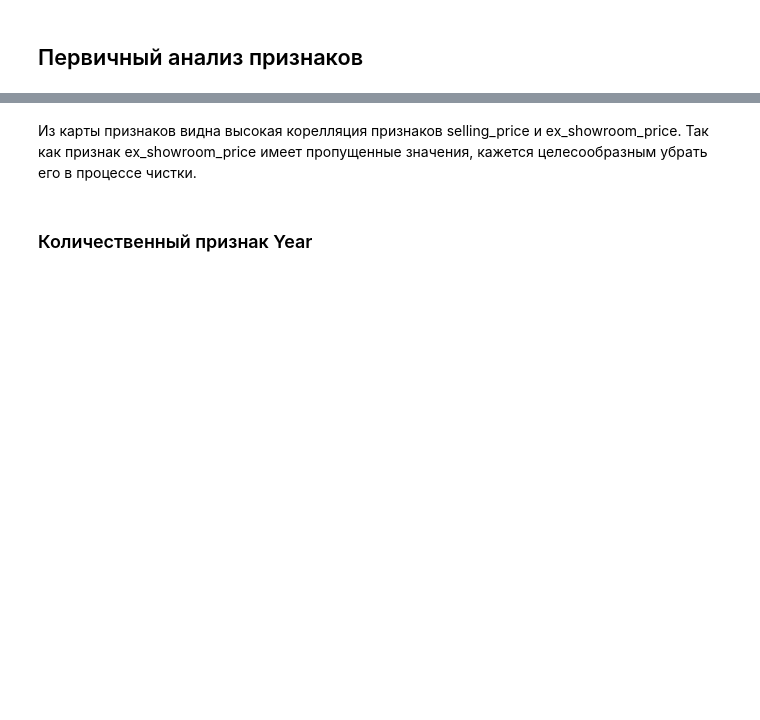
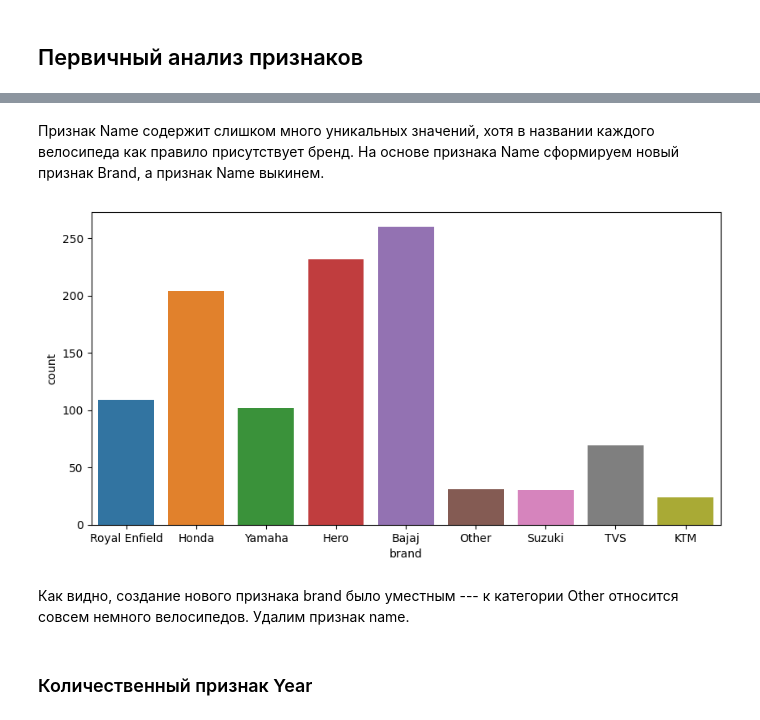
Before and after one commit to katevi/Introduction-to-ML, a Jupyter notebook: eda_bike.ipynb, the cells around one changed output, grey strips where cells are left out. Drawn from its saved outputs; the diff is of its cells as text; code cells hidden in the pictures; blank space fills up the shorter version.

```diff
--- a/eda_bike.ipynb
+++ b/eda_bike.ipynb
@@ -120,2 +116,2 @@ sns.heatmap(df.corr(), annot=True);
-# %% [markdown]
-Из карты признаков видна высокая корелляция признаков selling_price и ex_showroom_price. Так как признак ex_showroom_price имеет пропущенные значения, кажется целесообразным убрать его в процессе чистки.
+# %% [markdown]
+Признак Name содержит слишком много уникальных значений, хотя в названии каждого велосипеда как правило присутствует бренд. На основе признака Name cформируем новый признак Brand, а признак Name выкинем.
@@ -121,0 +131,38 @@ sns.heatmap(df.corr(), annot=True);
+# %%
+royal_enfield = bike_model('Royal Enfield')
+honda = bike_model('Honda',excl_honda_hero=True)
+bajaj = bike_model('Bajaj')
+yamaha = bike_model('Yamaha')
+suzuki = bike_model('Suzuki')
+hero = bike_model('Hero')
+tvs = bike_model('TVS')
+ktm = bike_model('KTM')
+# %%
+def brand(i):
+    if i in royal_enfield:
+        return 'Royal Enfield'
+    elif i in honda:
+        return 'Honda'
+    elif i in bajaj:
+        return 'Bajaj'
+    elif i in yamaha:
+        return 'Yamaha'
+    elif i in hero:
+        return 'Hero'
+    elif i in tvs:
+        return 'TVS'
+    elif i in suzuki:
+        return 'Suzuki'
+    elif i in ktm:
+        return 'KTM'
+    else:
+        return 'Other'
+# %%
+df['brand'] = df['name'].apply(lambda x: brand(x))
+sns.countplot(x=df['brand'])
+fig = plt.gcf()
+fig.set_size_inches(10, 5)
+# %% [output]
+[figure, added]
+# %% [markdown]
+Как видно, создание нового признака brand было уместным --- к категории Other относится совсем немного велосипедов. Удалим признак name.
```
Also changed, not shown: parts of 94 cells of this notebook.
